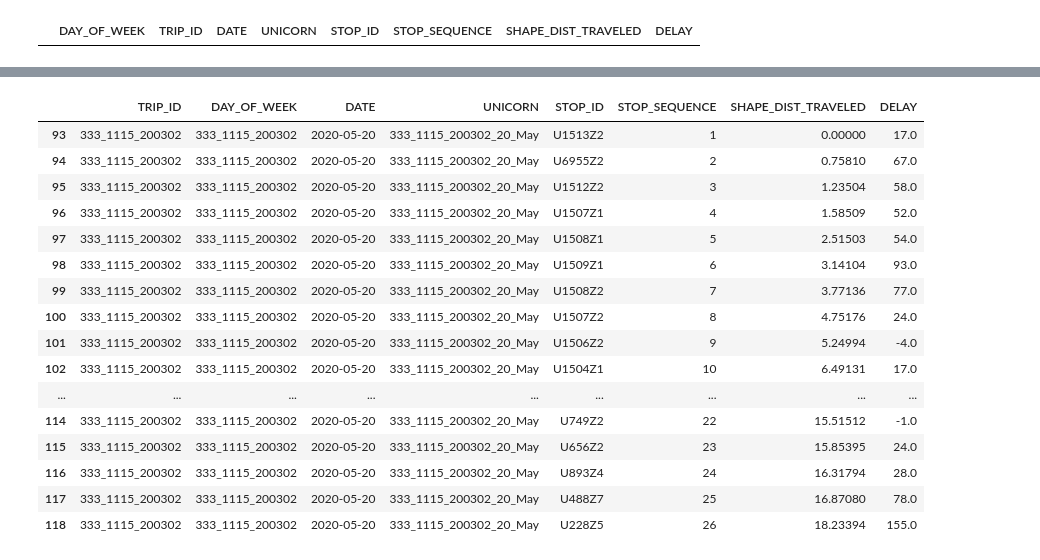
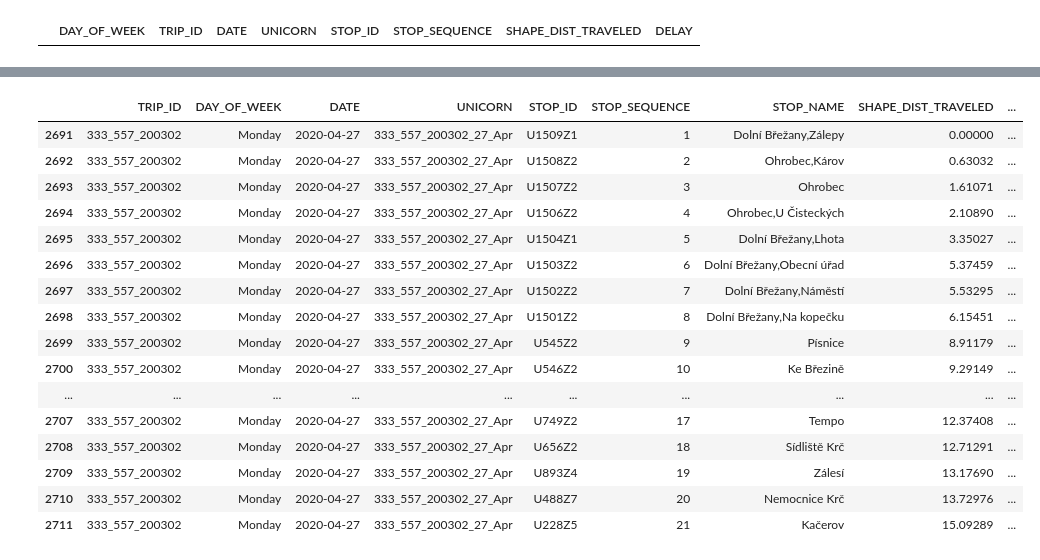
Before and after one commit to hrubajan/da_projekt_gol, a Jupyter notebook: stops_vs_positions.ipynb, the cells around one changed output, grey strips where cells are left out. Cells and saved outputs as stored; diff of their text form; code cells hidden in the pictures.

Commit message:
pridani hodnot a jizdniho radu pro 331

```diff
--- a/stops_vs_positions.ipynb
+++ b/stops_vs_positions.ipynb
@@ -71,4 +68,4 @@ info_stops_clean
 # %%
-# vybrani sloupce trip_id s ujetymi km
-stop_dist = info_stops_clean.loc[:,['TRIP_ID','STOP_ID','STOP_SEQUENCE','SHAPE_DIST_TRAVELED','DATE']]
-stop_dist
+# vybrani sloupcu z JR
+stop_dist = info_stops_clean.loc[:,['TRIP_ID','SHAPE_DIST_TRAVELED','STOP_ID','STOP_SEQUENCE','STOP_NAME']]
+# stop_dist
@@ -94,7 +72,5 @@ stop_dist
 # %%
-# list unikatnich unicornu z dataframe data (allpositions)
-unicorn_list = ranni_333['UNICORN'].unique().tolist()
+# list unikatnich unicornu z df data (allpositions)
+unicorn_list = ranni_331_333['UNICORN'].unique().tolist()
 len(unicorn_list)
-
-#unicorn_try = data[data['UNICORN'] == '333_1052_200302_06_May'].sort_values(by='SHAPE_DIST_TRAVELED')
 # %% [output]
@@ -107,24 +83,25 @@ final_tab
 # %% [output]
 |  | DAY_OF_WEEK | TRIP_ID | DATE | UNICORN | STOP_ID | STOP_SEQUENCE | SHAPE_DIST_TRAVELED | DELAY |
 # %%
-# 195 unicornu -> pro kazdeho unicorna vybrat jen sloupecky co me zajimaji
-# najit ten spravny jizdni rad trip_id == trip_id
-# a na jeho zaklade priradit (zkratit) pocet pozic jen na pocet zastavek
 index = 0
 final_tab = pd.DataFrame()
-#                        --- TADY POZOR, projet všechny autobusy chvíli trvá tak jsem dal jen prvních deset..
-for uni in unicorn_list[:10]:
+
+for uni in unicorn_list:
     #tohle je jen pro vypisování stavu procesu
     print(round(index/len(unicorn_list)*100), '%')
     index+=1
 
     #vyberu vsechny pozice od daného spoje
-    unicorn_find = ranni_333[ranni_333['UNICORN'] == uni]
-    #vyberu jen sloupce co mě zajímají - možná zbytečené...
-    bus_dist = unicorn_find.loc[:,['TRIP_ID','SHAPE_DIST_TRAVELED','DELAY','DATE']]
+    unicorn_find = ranni_331_333[ranni_331_333['UNICORN'] == uni]
+
+    #vyberu jen sloupce co mě zajímají
+    bus_dist = unicorn_find.loc[:,['TRIP_ID','SHAPE_DIST_TRAVELED','DELAY','DATE','DAY_OF_WEEK']]
+
     #tady si vytáhnu opakující se trip_id i trip_date
     gtfs_trip_id = bus_dist['TRIP_ID'].tolist()[0]
     trip_date = bus_dist['DATE'].tolist()[0]
+    trip_day = bus_dist['DAY_OF_WEEK'].tolist()[0]
+
 
     #pro každou zastávku v JŘ pro dané GTFS_TRIP_ID
     for i, stop in stop_dist[stop_dist['TRIP_ID'] == gtfs_trip_id].iterrows():
@@ -133,6 +110,7 @@ for uni in unicorn_list[:10]:
         min_distance_so_far = 100000
         #i to zpoždění na nulu, ale prostě se vybere určitě alespoň jedna reálná
         stop_delay = 0
+
         for j, position in bus_dist.iterrows():
 
             # vypocita absolutni hodnotu rozdilu vzdalenosti
@@ -150,11 +128,12 @@ for uni in unicorn_list[:10]:
         df = pd.DataFrame(
             {
                 "TRIP_ID": [gtfs_trip_id],
-                "DAY_OF_WEEK": [gtfs_trip_id],
+                "DAY_OF_WEEK": [trip_day],
                 "DATE": [trip_date],
                 "UNICORN": [uni],
                 "STOP_ID": [stop['STOP_ID']],
                 "STOP_SEQUENCE": [stop['STOP_SEQUENCE']],
+                "STOP_NAME" : [stop['STOP_NAME']],
                 "SHAPE_DIST_TRAVELED": [stop['SHAPE_DIST_TRAVELED']],
                 "DELAY": [stop_delay],
             }
@@ -183,21 +226,21 @@ array(['333_677_200302', '333_1072_200302', '333_557_200302',
 # %%
-# jak vypadá trasa tohodle
-final_tab[final_tab['TRIP_ID']=='333_1115_200302']
+# a jak tohodle
+final_tab[final_tab['UNICORN']=='333_557_200302_27_Apr']
 # %% [output]
-|  | TRIP_ID | DAY_OF_WEEK | DATE | UNICORN | STOP_ID | STOP_SEQUENCE | SHAPE_DIST_TRAVELED | DELAY |
-| 93 | 333_1115_200302 | 333_1115_200302 | 2020-05-20 | 333_1115_200302_20_May | U1513Z2 | 1 | 0.00000 | 17.0 |
-| 94 | 333_1115_200302 | 333_1115_200302 | 2020-05-20 | 333_1115_200302_20_May | U6955Z2 | 2 | 0.75810 | 67.0 |
-| 95 | 333_1115_200302 | 333_1115_200302 | 2020-05-20 | 333_1115_200302_20_May | U1512Z2 | 3 | 1.23504 | 58.0 |
-| 96 | 333_1115_200302 | 333_1115_200302 | 2020-05-20 | 333_1115_200302_20_May | U1507Z1 | 4 | 1.58509 | 52.0 |
-| 97 | 333_1115_200302 | 333_1115_200302 | 2020-05-20 | 333_1115_200302_20_May | U1508Z1 | 5 | 2.51503 | 54.0 |
-| 98 | 333_1115_200302 | 333_1115_200302 | 2020-05-20 | 333_1115_200302_20_May | U1509Z1 | 6 | 3.14104 | 93.0 |
-| 99 | 333_1115_200302 | 333_1115_200302 | 2020-05-20 | 333_1115_200302_20_May | U1508Z2 | 7 | 3.77136 | 77.0 |
-| 100 | 333_1115_200302 | 333_1115_200302 | 2020-05-20 | 333_1115_200302_20_May | U1507Z2 | 8 | 4.75176 | 24.0 |
-| 101 | 333_1115_200302 | 333_1115_200302 | 2020-05-20 | 333_1115_200302_20_May | U1506Z2 | 9 | 5.24994 | -4.0 |
-| 102 | 333_1115_200302 | 333_1115_200302 | 2020-05-20 | 333_1115_200302_20_May | U1504Z1 | 10 | 6.49131 | 17.0 |
-| ... | ... | ... | ... | ... | ... | ... | ... | ... |
-| 114 | 333_1115_200302 | 333_1115_200302 | 2020-05-20 | 333_1115_200302_20_May | U749Z2 | 22 | 15.51512 | -1.0 |
-| 115 | 333_1115_200302 | 333_1115_200302 | 2020-05-20 | 333_1115_200302_20_May | U656Z2 | 23 | 15.85395 | 24.0 |
-| 116 | 333_1115_200302 | 333_1115_200302 | 2020-05-20 | 333_1115_200302_20_May | U893Z4 | 24 | 16.31794 | 28.0 |
-| 117 | 333_1115_200302 | 333_1115_200302 | 2020-05-20 | 333_1115_200302_20_May | U488Z7 | 25 | 16.87080 | 78.0 |
-| 118 | 333_1115_200302 | 333_1115_200302 | 2020-05-20 | 333_1115_200302_20_May | U228Z5 | 26 | 18.23394 | 155.0 |
+|  | TRIP_ID | DAY_OF_WEEK | DATE | UNICORN | STOP_ID | STOP_SEQUENCE | STOP_NAME | SHAPE_DIST_TRAVELED | ... |
+| 2691 | 333_557_200302 | Monday | 2020-04-27 | 333_557_200302_27_Apr | U1509Z1 | 1 | Dolní Břežany,Zálepy | 0.00000 | ... |
+| 2692 | 333_557_200302 | Monday | 2020-04-27 | 333_557_200302_27_Apr | U1508Z2 | 2 | Ohrobec,Károv | 0.63032 | ... |
+| 2693 | 333_557_200302 | Monday | 2020-04-27 | 333_557_200302_27_Apr | U1507Z2 | 3 | Ohrobec | 1.61071 | ... |
+| 2694 | 333_557_200302 | Monday | 2020-04-27 | 333_557_200302_27_Apr | U1506Z2 | 4 | Ohrobec,U Čisteckých | 2.10890 | ... |
+| 2695 | 333_557_200302 | Monday | 2020-04-27 | 333_557_200302_27_Apr | U1504Z1 | 5 | Dolní Břežany,Lhota | 3.35027 | ... |
+| 2696 | 333_557_200302 | Monday | 2020-04-27 | 333_557_200302_27_Apr | U1503Z2 | 6 | Dolní Břežany,Obecní úřad | 5.37459 | ... |
+| 2697 | 333_557_200302 | Monday | 2020-04-27 | 333_557_200302_27_Apr | U1502Z2 | 7 | Dolní Břežany,Náměstí | 5.53295 | ... |
+| 2698 | 333_557_200302 | Monday | 2020-04-27 | 333_557_200302_27_Apr | U1501Z2 | 8 | Dolní Břežany,Na kopečku | 6.15451 | ... |
+| 2699 | 333_557_200302 | Monday | 2020-04-27 | 333_557_200302_27_Apr | U545Z2 | 9 | Písnice | 8.91179 | ... |
+| 2700 | 333_557_200302 | Monday | 2020-04-27 | 333_557_200302_27_Apr | U546Z2 | 10 | Ke Březině | 9.29149 | ... |
+| ... | ... | ... | ... | ... | ... | ... | ... | ... | ... |
+| 2707 | 333_557_200302 | Monday | 2020-04-27 | 333_557_200302_27_Apr | U749Z2 | 17 | Tempo | 12.37408 | ... |
+| 2708 | 333_557_200302 | Monday | 2020-04-27 | 333_557_200302_27_Apr | U656Z2 | 18 | Sídliště Krč | 12.71291 | ... |
+| 2709 | 333_557_200302 | Monday | 2020-04-27 | 333_557_200302_27_Apr | U893Z4 | 19 | Zálesí | 13.17690 | ... |
+| 2710 | 333_557_200302 | Monday | 2020-04-27 | 333_557_200302_27_Apr | U488Z7 | 20 | Nemocnice Krč | 13.72976 | ... |
+| 2711 | 333_557_200302 | Monday | 2020-04-27 | 333_557_200302_27_Apr | U228Z5 | 21 | Kačerov | 15.09289 | ... |
```
Also changed, not shown: parts of 16 cells of this notebook, 2 other files.
